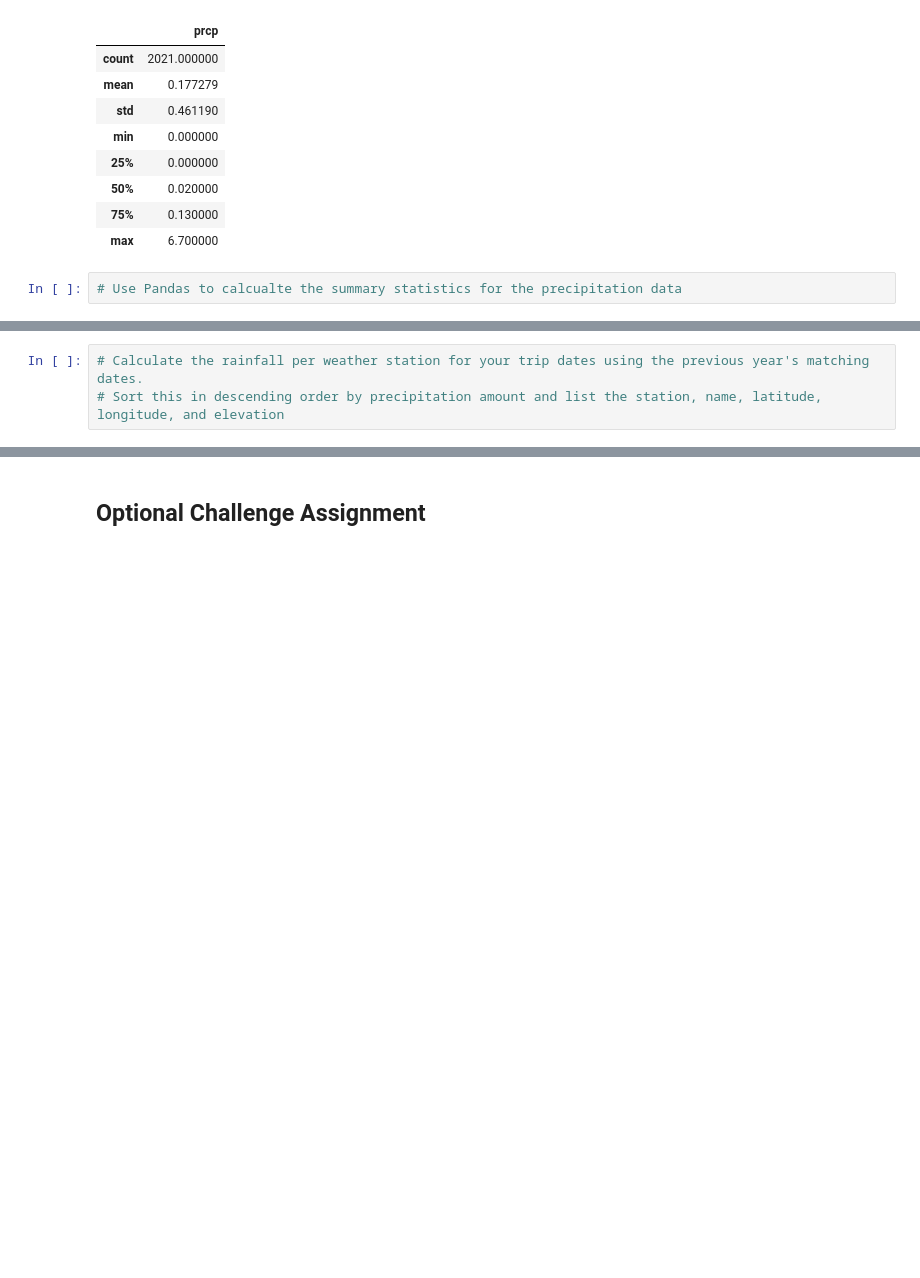
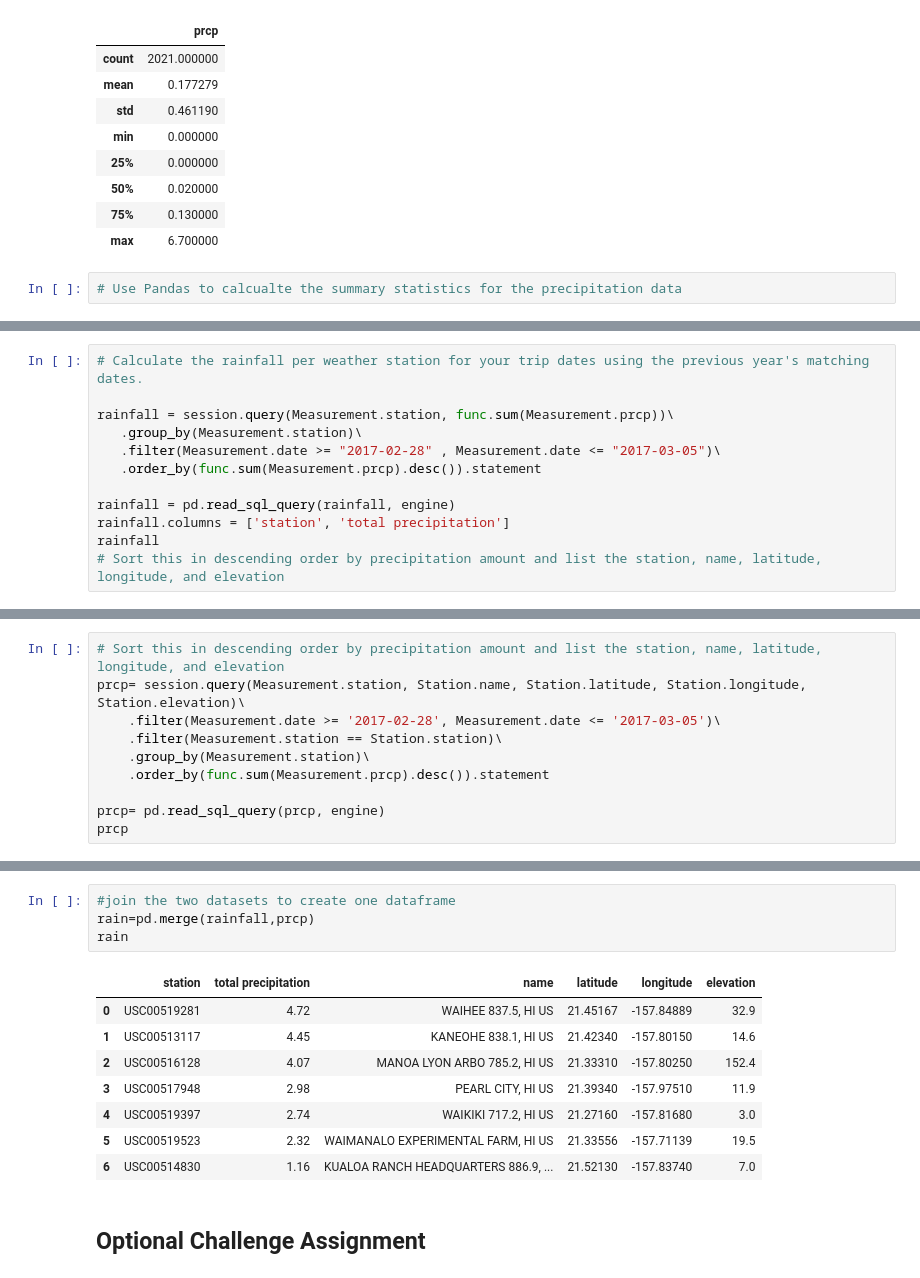
Before and after one commit to RoseMurugi/SqlAlchemy_Hwk, a Jupyter notebook: SqlAlchemyhwk_climate_starter_RoseW.ipynb, the cells around one changed output, grey strips where cells are left out. Cells and saved outputs as stored; diff of their text form; blank space fills up the shorter version.

```diff
--- a/SqlAlchemyhwk_climate_starter_RoseW.ipynb
+++ b/SqlAlchemyhwk_climate_starter_RoseW.ipynb
@@ -222,4 +333,13 @@ print(calc_temps('2012-02-28', '2012-03-05'))
 # %%
 # Calculate the rainfall per weather station for your trip dates using the previous year's matching dates.
+
+rainfall = session.query(Measurement.station, func.sum(Measurement.prcp))\
+   .group_by(Measurement.station)\
+   .filter(Measurement.date >= "2017-02-28" , Measurement.date <= "2017-03-05")\
+   .order_by(func.sum(Measurement.prcp).desc()).statement
+
+rainfall = pd.read_sql_query(rainfall, engine)
+rainfall.columns = ['station', 'total precipitation']
+rainfall
 # Sort this in descending order by precipitation amount and list the station, name, latitude, longitude, and elevation
 # %% [output]
@@ -226,0 +354,10 @@ print(calc_temps('2012-02-28', '2012-03-05'))
+# %%
+# Sort this in descending order by precipitation amount and list the station, name, latitude, longitude, and elevation
+prcp= session.query(Measurement.station, Station.name, Station.latitude, Station.longitude, Station.elevation)\
+    .filter(Measurement.date >= '2017-02-28', Measurement.date <= '2017-03-05')\
+    .filter(Measurement.station == Station.station)\
+    .group_by(Measurement.station)\
+    .order_by(func.sum(Measurement.prcp).desc()).statement
+
+prcp= pd.read_sql_query(prcp, engine)
+prcp
@@ -227,3 +373,16 @@ print(calc_temps('2012-02-28', '2012-03-05'))
+# %%
+#join the two datasets to create one dataframe
+rain=pd.merge(rainfall,prcp)
+rain
+# %% [output]
+|  | station | total precipitation | name | latitude | longitude | elevation |
+| 0 | USC00519281 | 4.72 | WAIHEE 837.5, HI US | 21.45167 | -157.84889 | 32.9 |
+| 1 | USC00513117 | 4.45 | KANEOHE 838.1, HI US | 21.42340 | -157.80150 | 14.6 |
+| 2 | USC00516128 | 4.07 | MANOA LYON ARBO 785.2, HI US | 21.33310 | -157.80250 | 152.4 |
+| 3 | USC00517948 | 2.98 | PEARL CITY, HI US | 21.39340 | -157.97510 | 11.9 |
+| 4 | USC00519397 | 2.74 | WAIKIKI 717.2, HI US | 21.27160 | -157.81680 | 3.0 |
+| 5 | USC00519523 | 2.32 | WAIMANALO EXPERIMENTAL FARM, HI US | 21.33556 | -157.71139 | 19.5 |
+| 6 | USC00514830 | 1.16 | KUALOA RANCH HEADQUARTERS 886.9, ... | 21.52130 | -157.83740 | 7.0 |
 # %% [markdown]
 ## Optional Challenge Assignment
 # %%
```
Also changed, not shown: parts of 16 cells of this notebook, 6 other files.
